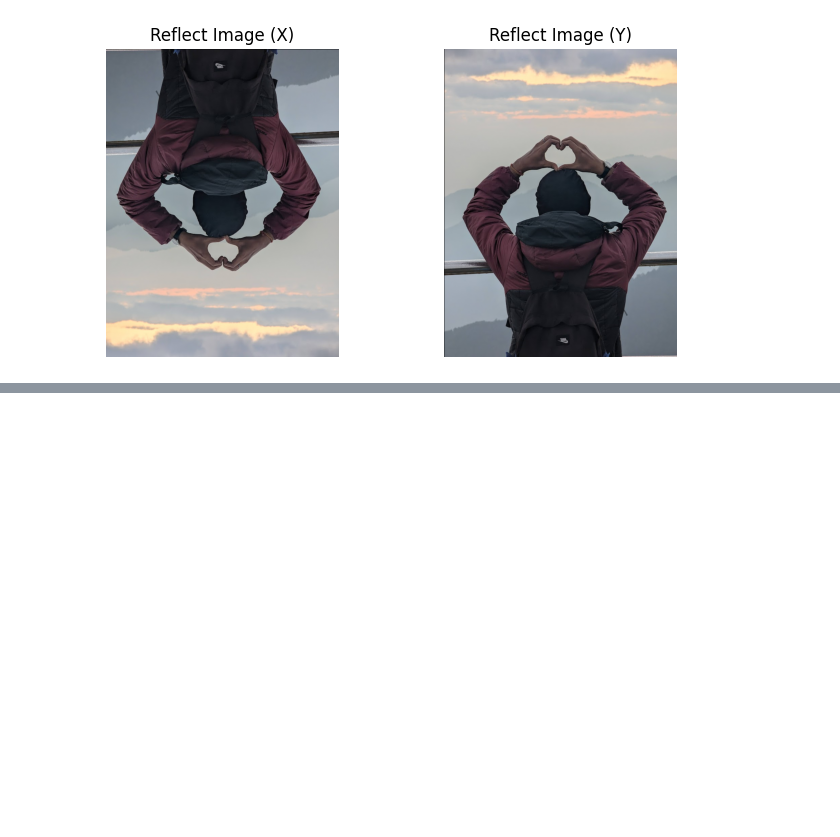
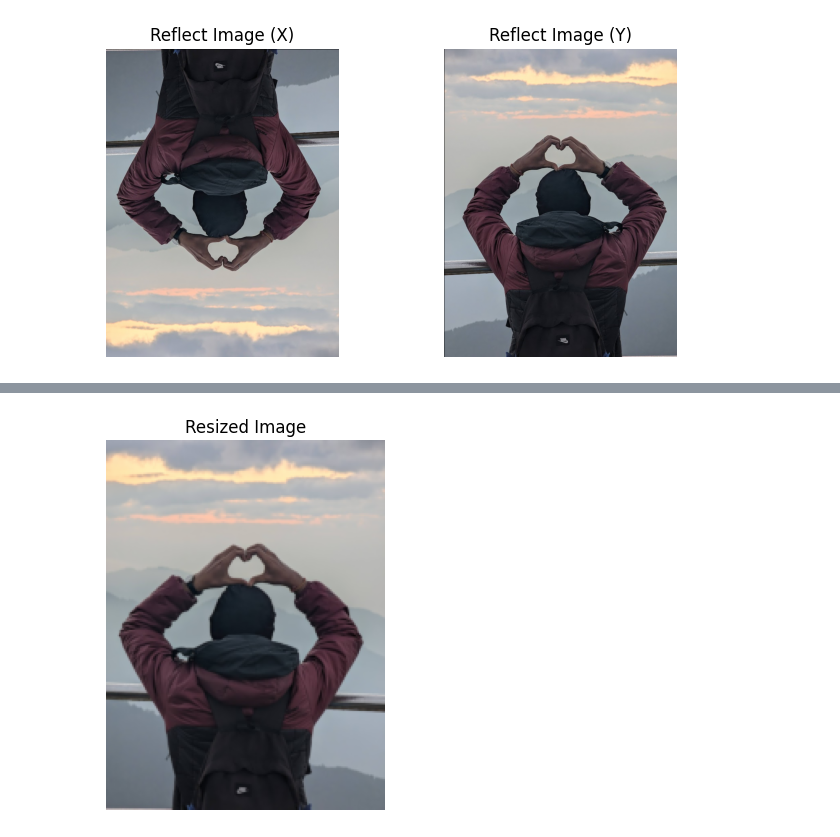
Before and after one commit to Abhijeet-KC/Image_Processing, a Jupyter notebook: Augmentation, Morphology and Restoration/Code.ipynb, the cells around one changed output, grey strips where cells are left out. Cells and saved outputs as stored; diff of their text form; code cells hidden in the pictures; blank space fills up the shorter version.

```diff
--- a/Augmentation, Morphology and Restoration/Code.ipynb
+++ b/Augmentation, Morphology and Restoration/Code.ipynb
@@ -131,0 +214,11 @@ plt.show()
+# %%
+#Resize
+resized_image = resize(image, (image.shape[0]//4, image.shape[1]//4), anti_aliasing = True, order = 5)
+#4-5 provides us the Non-Linear Polynomial Spline Interpolation
+# Show
+plt.imshow(resized_image)
+plt.title("Resized Image")
+plt.axis('off')
+plt.show()
+# %% [output]
+[figure, added]
```
Also changed, not shown: parts of 5 cells of this notebook.
